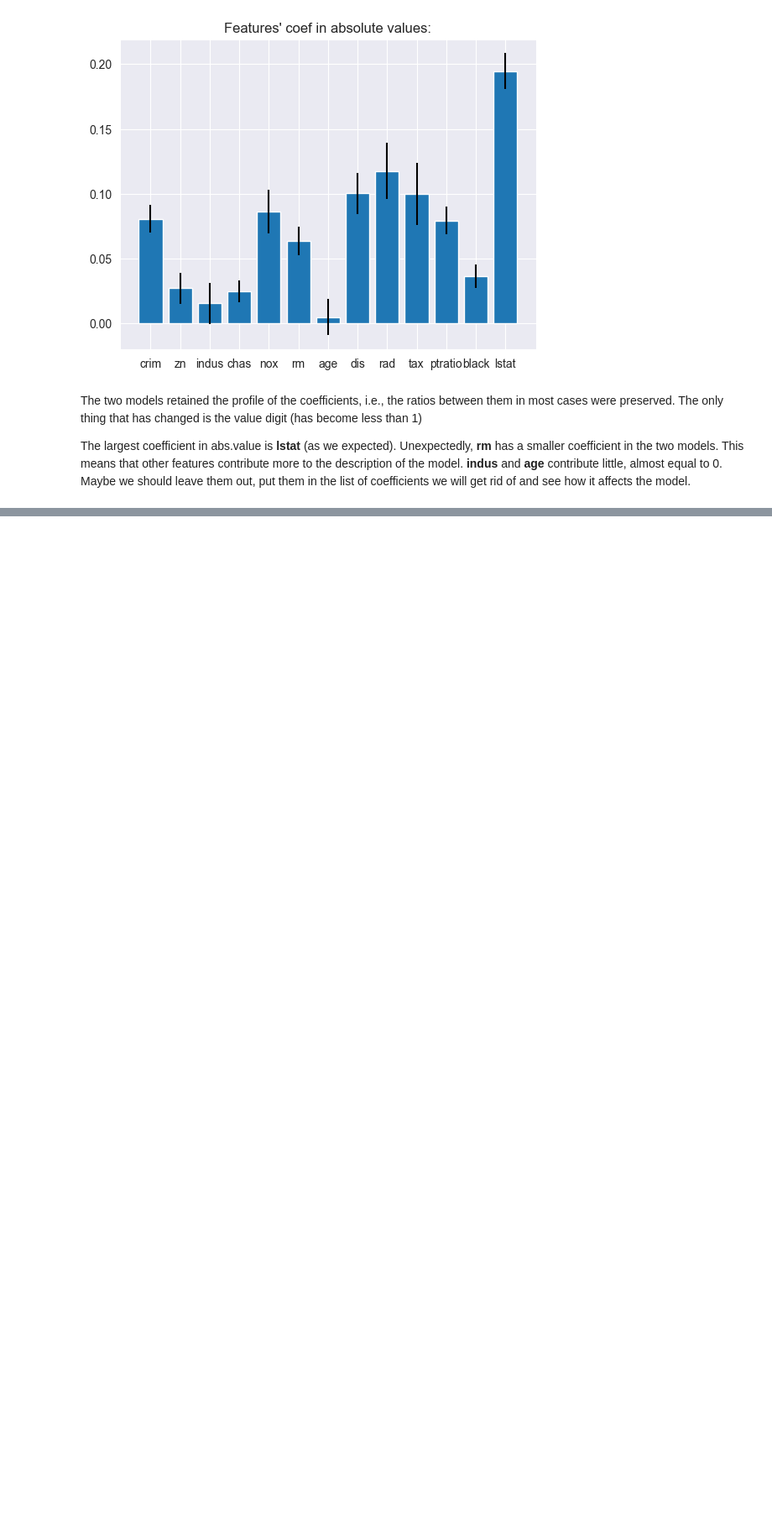
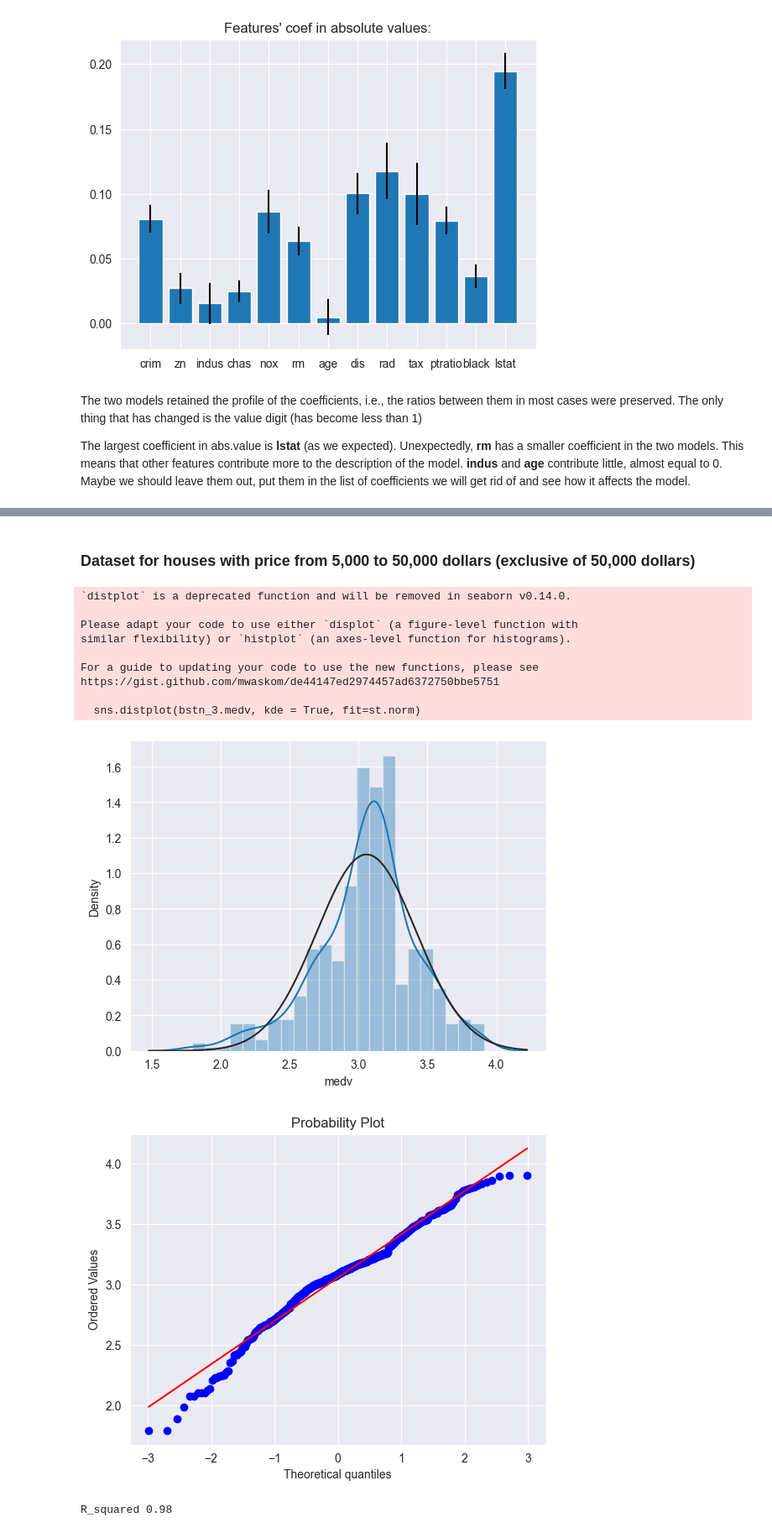
Before and after one commit to Smirness/BI_Stat_2021, a Jupyter notebook: project_ml/project_ml.ipynb, the cells around one changed output, grey strips where cells are left out. Shown at 84% size. Saved outputs shown, nothing was run; the diff lists cells and outputs as text; code cells hidden in the pictures; blank space fills up the shorter version.

```diff
--- a/project_ml/project_ml.ipynb
+++ b/project_ml/project_ml.ipynb
@@ -193,7 +192,7 @@ All feature values are numeric data without missed values we are able to build m
 # Histogram for price in data frame. And compare with normal distribution
 sns.distplot(bstn_1.medv, kde = True, fit=st.norm)
 
-(mu, sigma) = st.norm.fit(bstn_1.medv)
+st.norm.fit(bstn_1.medv)
 # %% [output]
 `distplot` is a deprecated function and will be removed in seaborn v0.14.0.
 
@@ -224,7 +224,7 @@ bstn_2.medv = np.log1p(bstn_1.medv)
 
 # check again
 sns.distplot(bstn_2.medv, kde = True, fit=st.norm)
-(mu, sigma) = st.norm.fit(bstn_2.medv)
+st.norm.fit(bstn_2.medv)
 # %% [output]
 `distplot` is a deprecated function and will be removed in seaborn v0.14.0.
 
@@ -529,0 +494,30 @@ array([30.00384338, 25.02556238, 30.56759672, 28.60703649, 27.94352423,
+# %% [markdown]
+### Dataset for houses with price from 5,000 to 50,000 dollars (exclusive of 50,000 dollars)
+# %%
+# Histogram for price in data frame. And compare with normal distribution
+bstn_3 = pd.read_csv('data/dataset-70319.csv')
+bstn_3 = bstn_3[bstn_3.medv < 50]
+bstn_3.medv = np.log1p(bstn_3.medv)
+
+sns.distplot(bstn_3.medv, kde = True, fit=st.norm)
+
+# Comparing the distribution of the data to the normal distribution.
+fig = plt.figure()
+slope, intercept, r = st.probplot(bstn_3.medv, plot=plt, dist='norm', fit=True)[1]
+plt.show()
+
+R_squared = r**2
+print('R_squared', round(R_squared, 2));
+# %% [output]
+`distplot` is a deprecated function and will be removed in seaborn v0.14.0.
+
+Please adapt your code to use either `displot` (a figure-level function with
+similar flexibility) or `histplot` (an axes-level function for histograms).
+
+For a guide to updating your code to use the new functions, please see
+https://gist.github.com/mwaskom/de44147ed2974457ad6372750bbe5751
+
+  sns.distplot(bstn_3.medv, kde = True, fit=st.norm)
+[figure, added]
+[figure, added]
+R_squared 0.98
```
Also changed, not shown: parts of 50 cells of this notebook.
